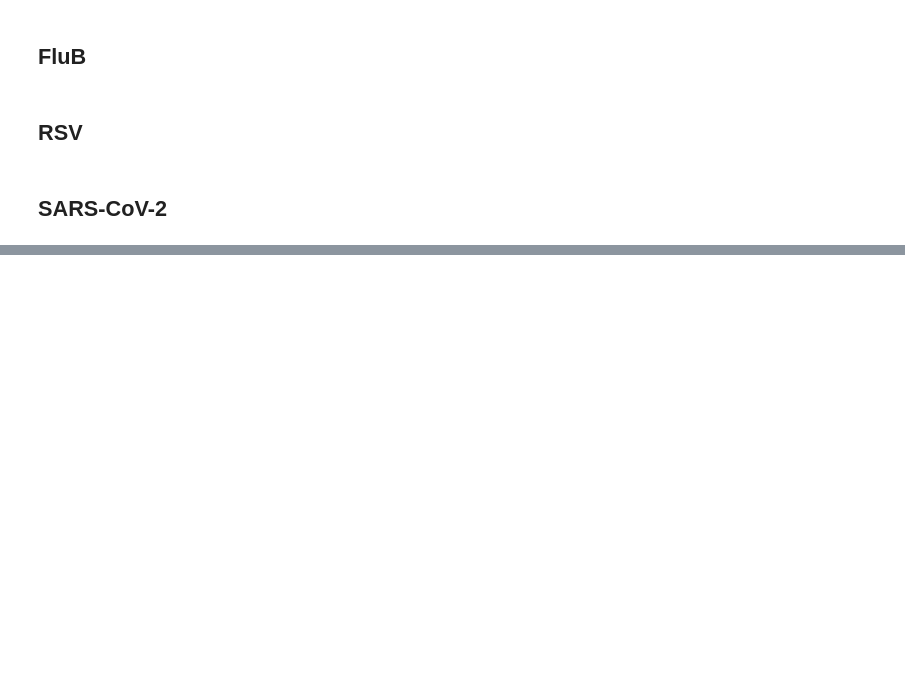
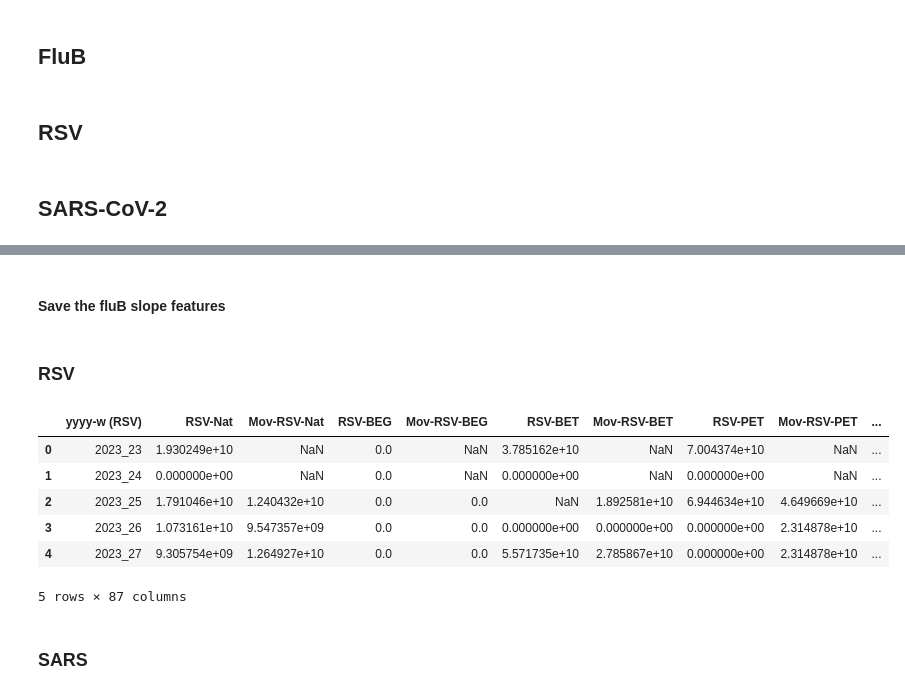
Before and after one commit to prasadadhav/respiratory_virus_epidemic_prediction, a Jupyter notebook: 01_data_preprocessing.ipynb, the cells around one changed output, grey strips where cells are left out. Saved outputs shown, nothing was run; the diff lists cells and outputs as text; code cells hidden in the pictures; blank space fills up the shorter version.

```diff
--- a/01_data_preprocessing.ipynb
+++ b/01_data_preprocessing.ipynb
@@ -139,0 +183,7 @@ for col in sars_cols:
+# %%
+for col in fluA_cols:
+    for window in window_sizes:
+        slope_col = f"{col}_slope_{window}"
+        df_flu[slope_col] = compute_slope_feature(df_flu[col], window=window)
+
+df_flu.head()
@@ -139,0 +262,12 @@ for col in sars_cols:
+# %%
+fluA_slope_cols = [col for col in df_flu.columns if col.__contains__('slope')]
+
+for col in fluA_slope_cols:
+    # print(col)
+    local_df = pd.DataFrame({
+        'time': df_flu['date'],
+        'rna_copies': df_flu[col],
+        'label': "FluA"
+    })
+    local_df = local_df.dropna(subset=['rna_copies'])
+    local_df.to_csv(f'./data_preprocess/{col}.csv', index=False)
@@ -139,0 +276,7 @@ for col in sars_cols:
+# %%
+for col in fluB_cols:
+    for window in window_sizes:
+        slope_col = f"{col}_slope_{window}"
+        df_flu[slope_col] = compute_slope_feature(df_flu[col], window=window)
+
+df_flu.head()
@@ -139,0 +353,31 @@ for col in sars_cols:
+# %% [markdown]
+#### Save the fluB slope features
+# %%
+fluB_slope_cols = [col for col in df_flu.columns if col.__contains__('slope')]
+
+for col in fluB_slope_cols:
+    # print(col)
+    local_df = pd.DataFrame({
+        'time': df_flu['date'],
+        'rna_copies': df_flu[col],
+        'label': "FluA"
+    })
+    local_df = local_df.dropna(subset=['rna_copies'])
+    local_df.to_csv(f'./data_preprocess/{col}.csv', index=False)
+# %% [markdown]
+### RSV
+# %%
+for col in rsv_cols:
+    for window in window_sizes:
+        slope_col = f"{col}_slope_{window}"
+        df_rsv[slope_col] = compute_slope_feature(df_rsv[col], window=window)
+
+df_rsv.head()
+# %% [output]
+|  | yyyy-w (RSV) | RSV-Nat | Mov-RSV-Nat | RSV-BEG | Mov-RSV-BEG | RSV-BET | Mov-RSV-BET | RSV-PET | Mov-RSV-PET | ... |
+| 0 | 2023_23 | 1.930249e+10 | NaN | 0.0 | NaN | 3.785162e+10 | NaN | 7.004374e+10 | NaN | ... |
+| 1 | 2023_24 | 0.000000e+00 | NaN | 0.0 | NaN | 0.000000e+00 | NaN | 0.000000e+00 | NaN | ... |
+| 2 | 2023_25 | 1.791046e+10 | 1.240432e+10 | 0.0 | 0.0 | NaN | 1.892581e+10 | 6.944634e+10 | 4.649669e+10 | ... |
+| 3 | 2023_26 | 1.073161e+10 | 9.547357e+09 | 0.0 | 0.0 | 0.000000e+00 | 0.000000e+00 | 0.000000e+00 | 2.314878e+10 | ... |
+| 4 | 2023_27 | 9.305754e+09 | 1.264927e+10 | 0.0 | 0.0 | 5.571735e+10 | 2.785867e+10 | 0.000000e+00 | 2.314878e+10 | ... |
+5 rows × 87 columns
@@ -139,0 +396,2 @@ for col in sars_cols:
+# %% [markdown]
+### SARS
```
Also changed, not shown: parts of 16 cells of this notebook.
